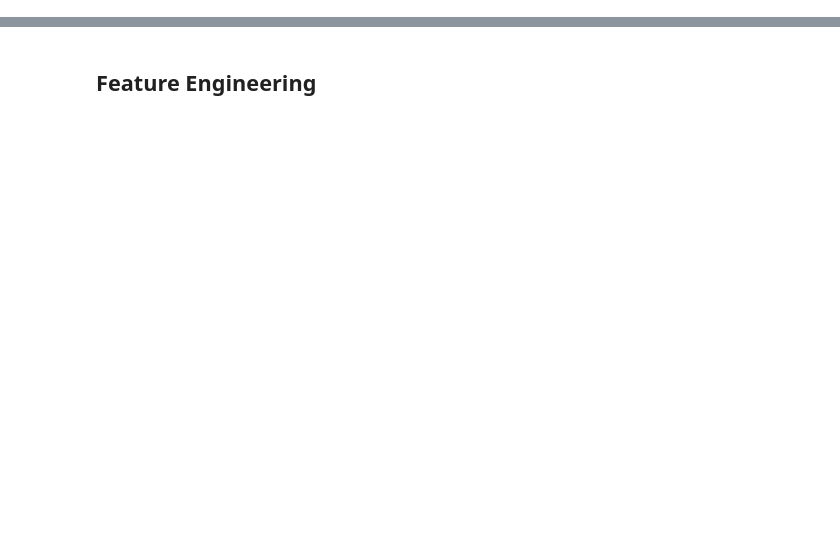
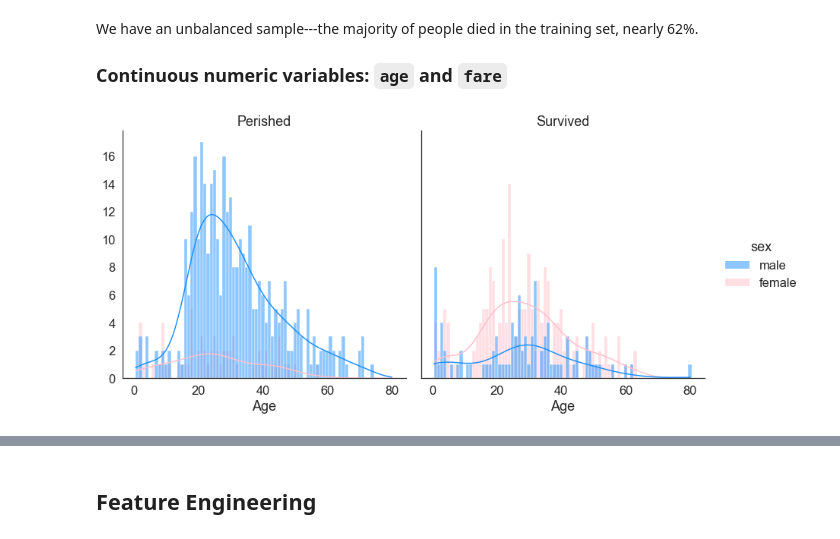
Before and after one commit to l-schultheis/kaggle-titanic, a Jupyter notebook: eda-and-modeling.ipynb, the cells around one changed output, grey strips where cells are left out. Cells and saved outputs as stored; diff of their text form; code cells hidden in the pictures; blank space fills up the shorter version.

```diff
--- a/eda-and-modeling.ipynb
+++ b/eda-and-modeling.ipynb
@@ -270,0 +46,17 @@ Name: age, dtype: float64
+# %% [markdown]
+We have an unbalanced sample---the majority of people died in the training set, nearly 62%.
+
+### Continuous numeric variables: `age` and `fare`
+# %%
+sns.set_theme(style='white', palette=['dodgerblue', 'pink'], font_scale=1.5)
+
+p = sns.displot(data=train, x='age', hue='sex', col='survived', kde=True, binwidth=1, height=6)
+p.set_titles(template="{col_var}")
+p.set_xlabels('Age')
+p.set_ylabels('')
+p.axes_dict[0].set_title('Perished')
+p.axes_dict[1].set_title('Survived')
+
+plt.show()
+# %% [output]
+[figure, added]
```
Also changed, not shown: parts of 110 cells of this notebook, 2 other files.
